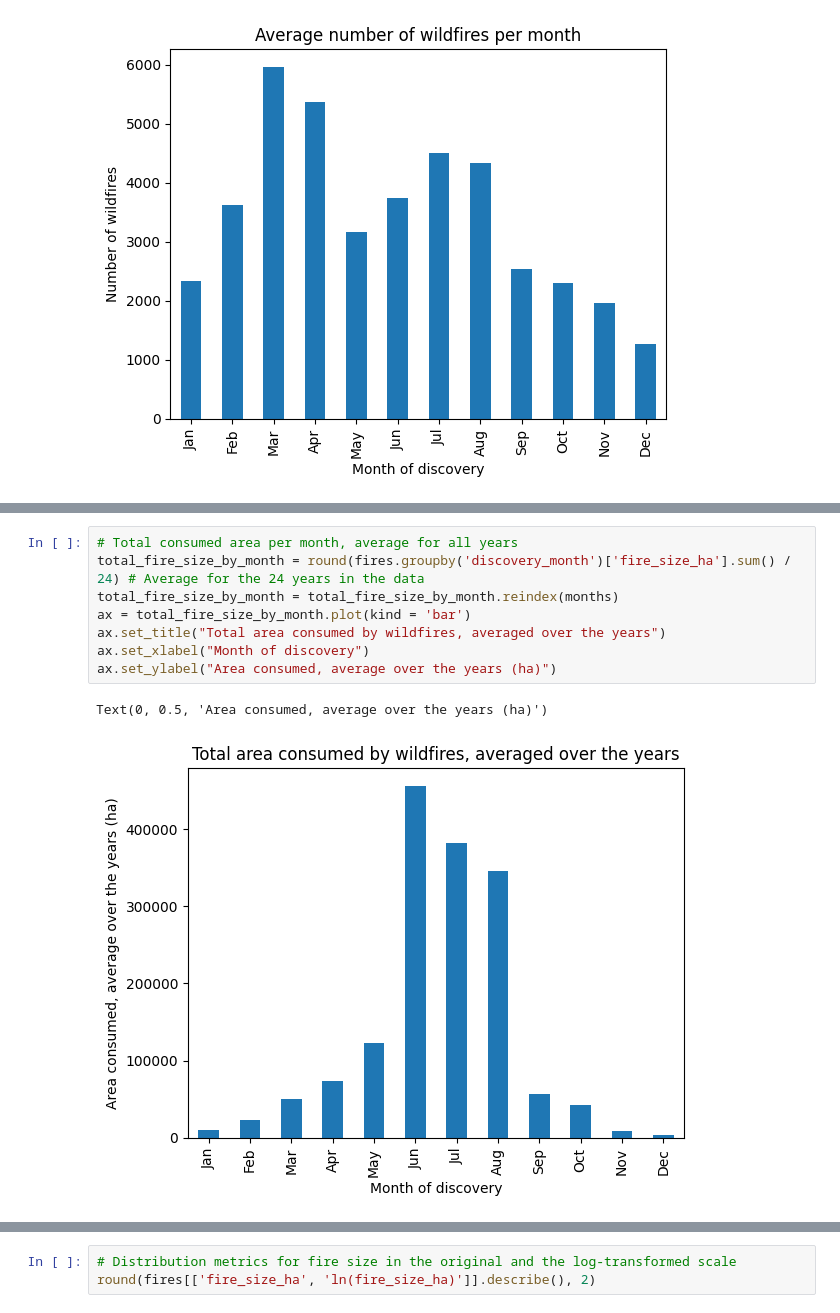
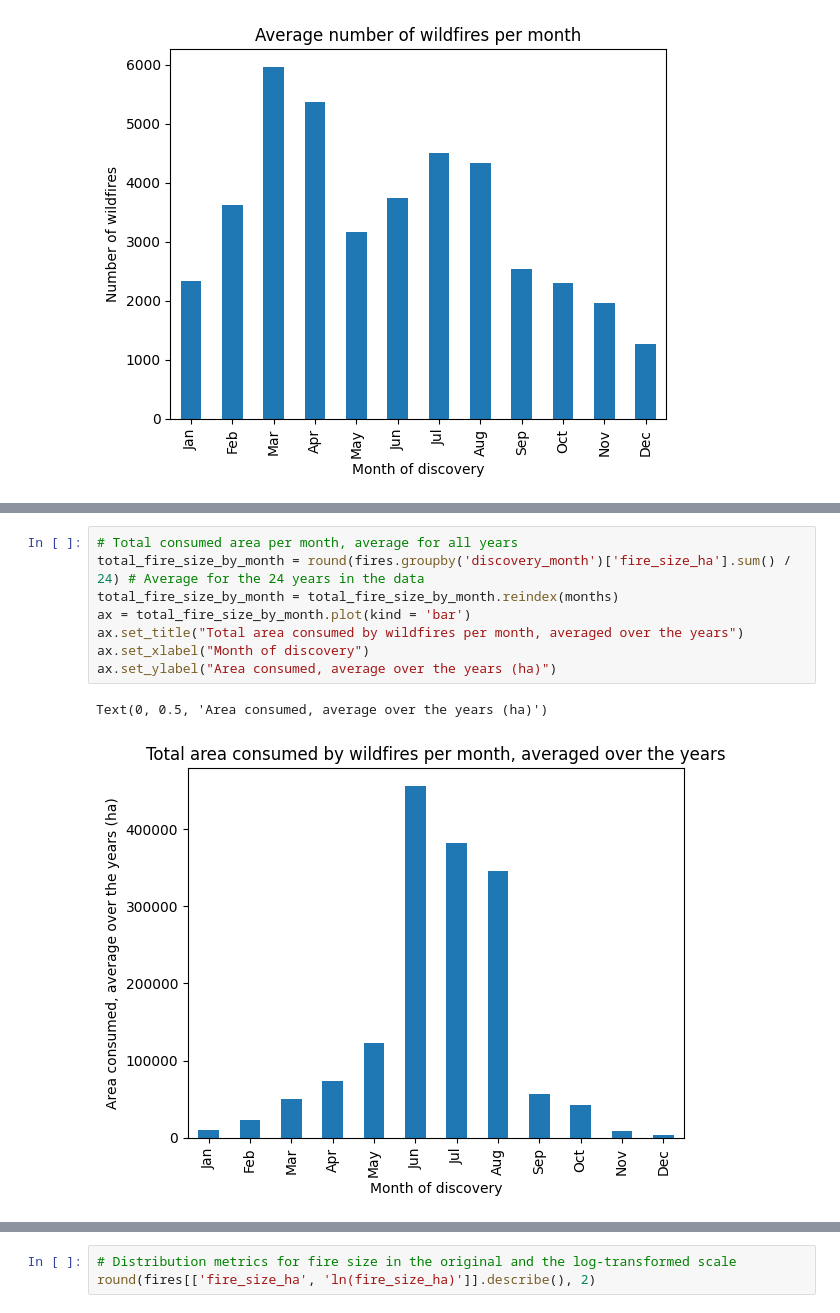
Before and after one commit to OlaKlingberg/Predict-Wildfire-Size, a Jupyter notebook: Predicting_the_Size_of_U_S_Wildfires.ipynb, the cells around one changed output, grey strips where cells are left out. Drawn from its saved outputs; the diff is of its cells as text.

```diff
--- a/Predicting_the_Size_of_U_S_Wildfires.ipynb
+++ b/Predicting_the_Size_of_U_S_Wildfires.ipynb
@@ -386,14 +390,14 @@ plt.show()
 # %%
 # Total consumed area per month, average for all years
 total_fire_size_by_month = round(fires.groupby('discovery_month')['fire_size_ha'].sum() / 24) # Average for the 24 years in the data
 total_fire_size_by_month = total_fire_size_by_month.reindex(months)
 ax = total_fire_size_by_month.plot(kind = 'bar')
-ax.set_title("Total area consumed by wildfires, averaged over the years")
+ax.set_title("Total area consumed by wildfires per month, averaged over the years")
 ax.set_xlabel("Month of discovery")
 ax.set_ylabel("Area consumed, average over the years (ha)")
 # %% [output]
 Text(0, 0.5, 'Area consumed, average over the years (ha)')
-[figure, old version]
+[figure, new version]
 # %% [markdown]
 ## **Skew of the dependent variable**
 
```
Also changed, not shown: parts of 57 cells of this notebook.
